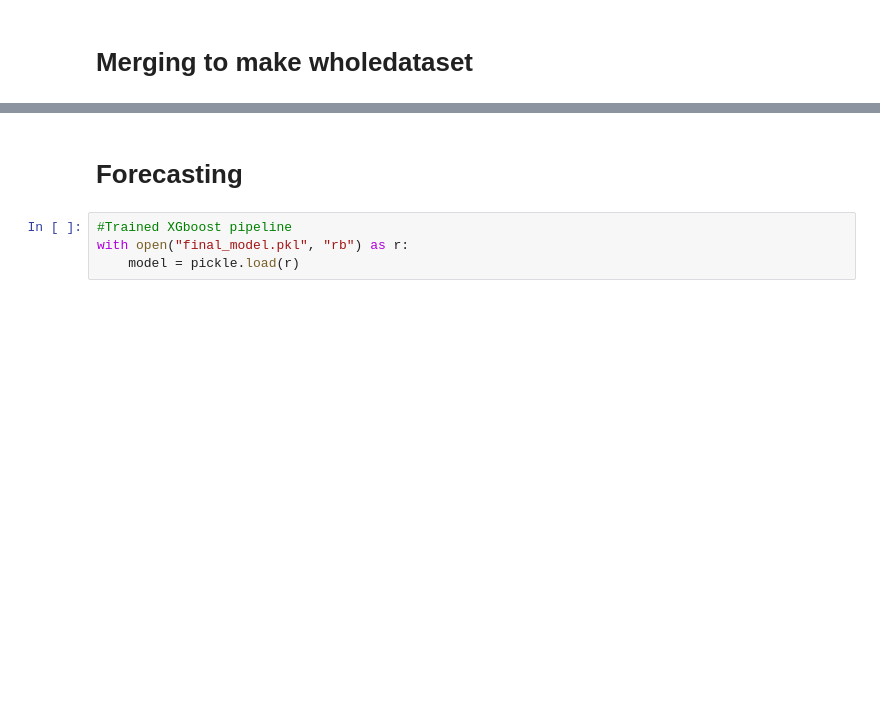
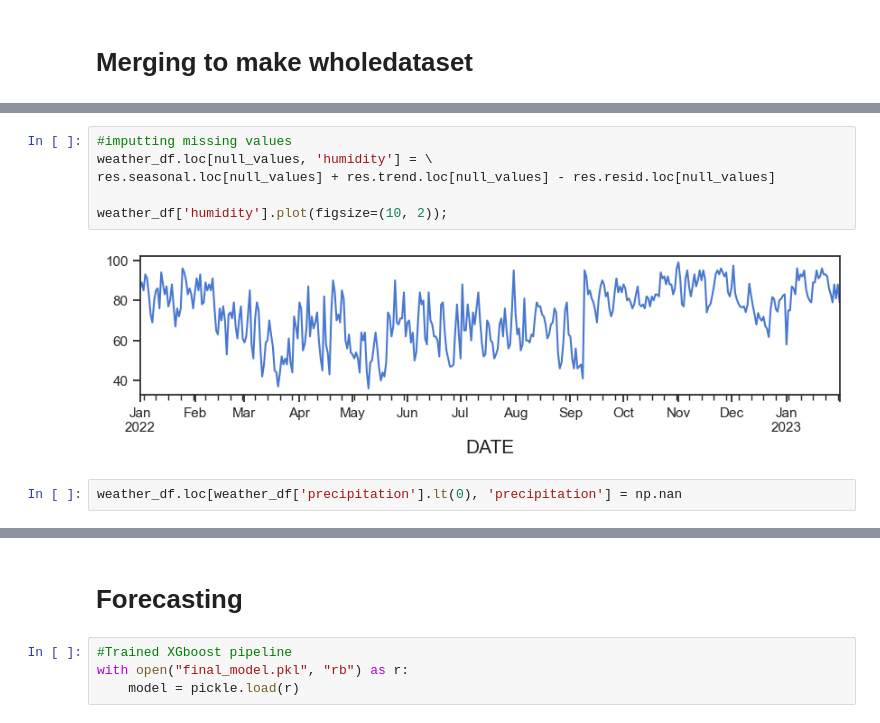
Before and after one commit to OmdenaAI/warsaw-poland-chapter-air-pollution, a Jupyter notebook: src/tasks/task-4-modeling/Joseph Antony_Modelling/4. Forecasting.ipynb, the cells around one changed output, grey strips where cells are left out. Saved outputs shown, nothing was run; the diff lists cells and outputs as text; blank space fills up the shorter version.

```diff
--- a/src/tasks/task-4-modeling/Joseph Antony_Modelling/4. Forecasting.ipynb
+++ b/src/tasks/task-4-modeling/Joseph Antony_Modelling/4. Forecasting.ipynb
@@ -140,0 +172,10 @@ warsaw_df=full_future_df.query("powiat_voivod=='powiat warszawa, mazowieckie'")
+# %%
+#imputting missing values
+weather_df.loc[null_values, 'humidity'] = \
+res.seasonal.loc[null_values] + res.trend.loc[null_values] - res.resid.loc[null_values]
+
+weather_df['humidity'].plot(figsize=(10, 2));
+# %% [output]
+[figure, added]
+# %%
+weather_df.loc[weather_df['precipitation'].lt(0), 'precipitation'] = np.nan
```
Also changed, not shown: parts of 50 cells of this notebook, 1 other file.
